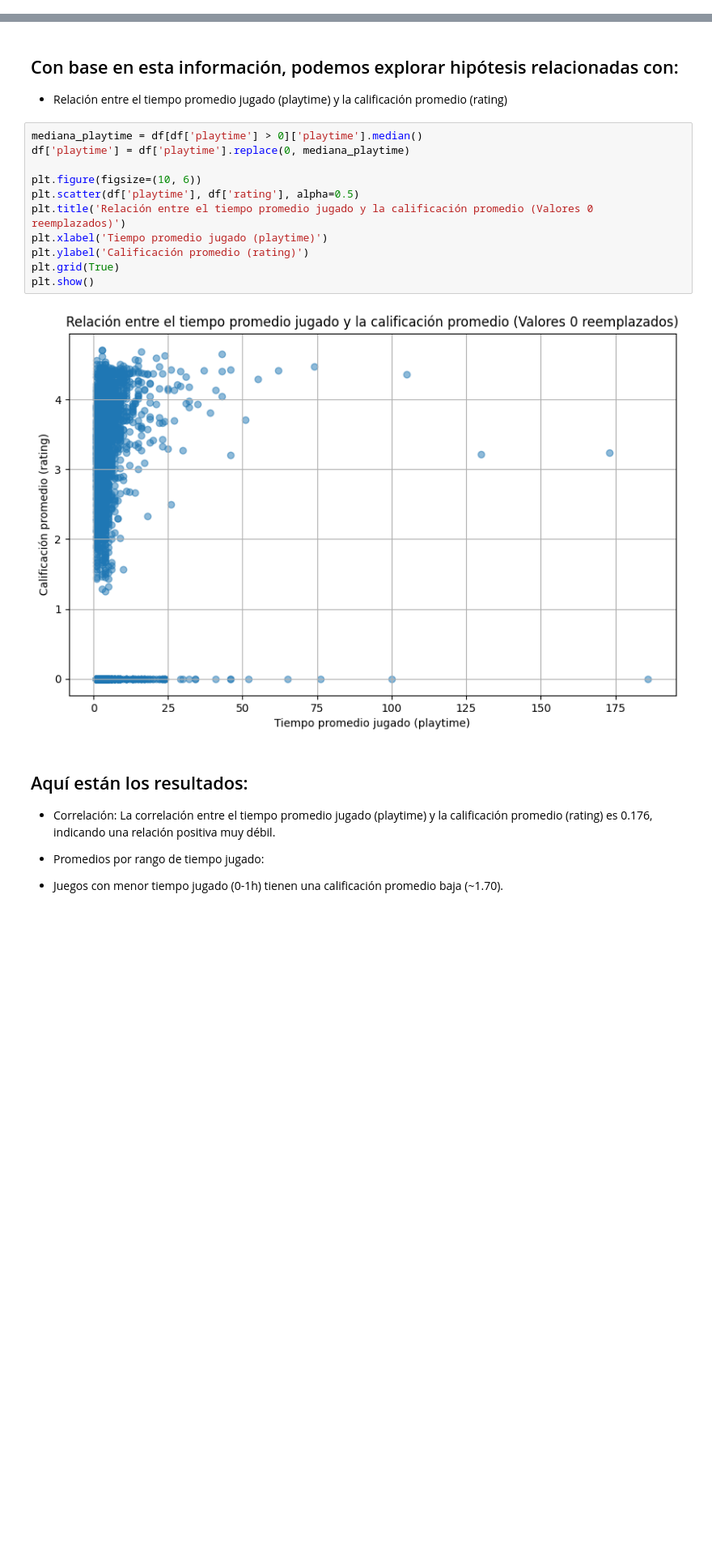
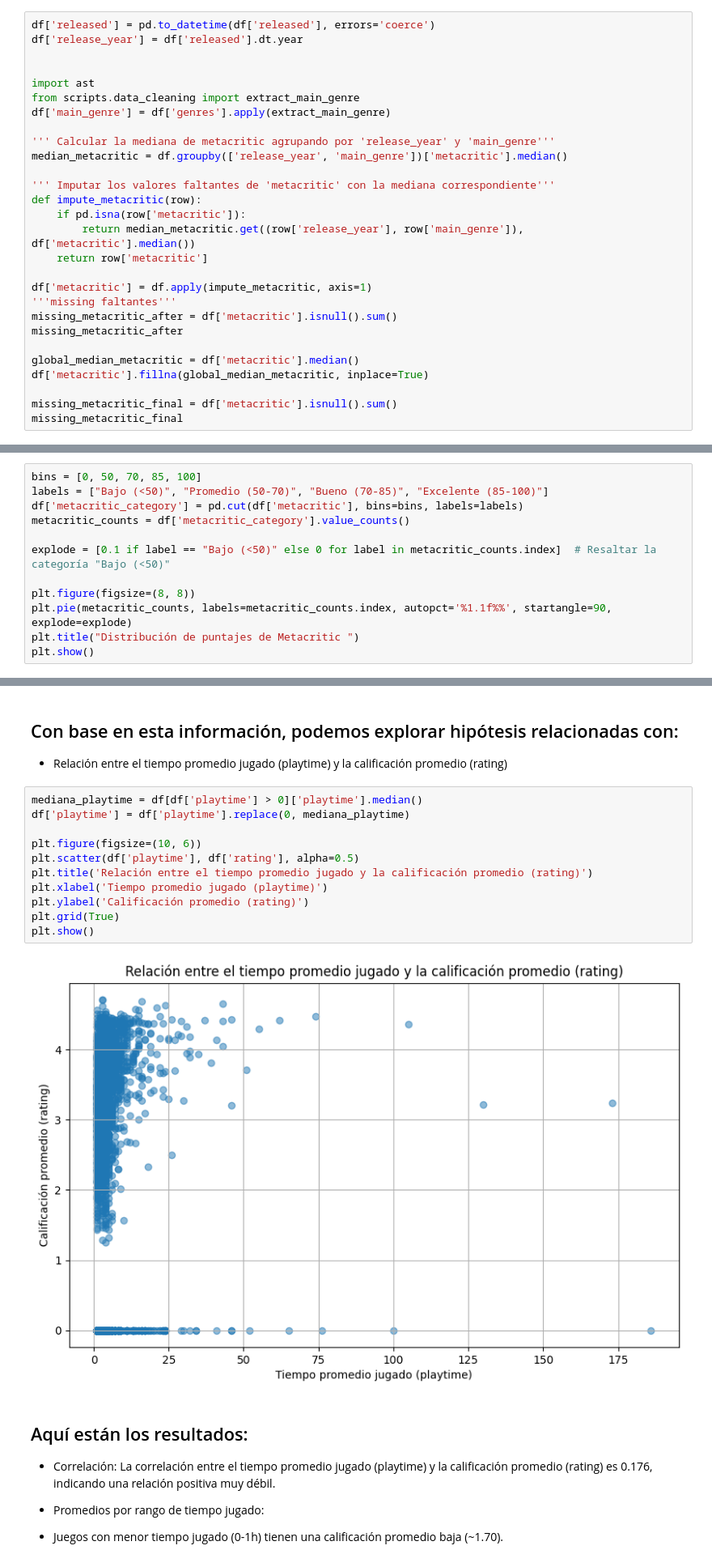
Before and after one commit to andreszaragoza/Eda-Andres, a Jupyter notebook: Analisis_Andres/notebooks/Analisis_Datos.ipynb, the cells around one changed output, grey strips where cells are left out. Shown at 81% size. Drawn from its saved outputs; the diff is of its cells as text; blank space fills up the shorter version.

```diff
--- a/Analisis_Andres/notebooks/Analisis_Datos.ipynb
+++ b/Analisis_Andres/notebooks/Analisis_Datos.ipynb
@@ -859,0 +863,28 @@ Esto indica una amplia diversidad de datos en estas columnas.
+# %%
+df['released'] = pd.to_datetime(df['released'], errors='coerce')
+df['release_year'] = df['released'].dt.year
+
+
+import ast
+from scripts.data_cleaning import extract_main_genre
+df['main_genre'] = df['genres'].apply(extract_main_genre)
+
+''' Calcular la mediana de metacritic agrupando por 'release_year' y 'main_genre'''
+median_metacritic = df.groupby(['release_year', 'main_genre'])['metacritic'].median()
+
+''' Imputar los valores faltantes de 'metacritic' con la mediana correspondiente'''
+def impute_metacritic(row):
+    if pd.isna(row['metacritic']):
+        return median_metacritic.get((row['release_year'], row['main_genre']), df['metacritic'].median())
+    return row['metacritic']
+
+df['metacritic'] = df.apply(impute_metacritic, axis=1)
+'''missing faltantes'''
+missing_metacritic_after = df['metacritic'].isnull().sum()
+missing_metacritic_after
+
+global_median_metacritic = df['metacritic'].median()
+df['metacritic'].fillna(global_median_metacritic, inplace=True)
+
+missing_metacritic_final = df['metacritic'].isnull().sum()
+missing_metacritic_final
@@ -859,0 +904,12 @@ Esto indica una amplia diversidad de datos en estas columnas.
+# %%
+bins = [0, 50, 70, 85, 100]
+labels = ["Bajo (<50)", "Promedio (50-70)", "Bueno (70-85)", "Excelente (85-100)"]
+df['metacritic_category'] = pd.cut(df['metacritic'], bins=bins, labels=labels)
+metacritic_counts = df['metacritic_category'].value_counts()
+
+explode = [0.1 if label == "Bajo (<50)" else 0 for label in metacritic_counts.index]  # Resaltar la categoría "Bajo (<50)"
+
+plt.figure(figsize=(8, 8))
+plt.pie(metacritic_counts, labels=metacritic_counts.index, autopct='%1.1f%%', startangle=90, explode=explode)
+plt.title("Distribución de puntajes de Metacritic ")
+plt.show()
@@ -865,16 +932,16 @@ Esto indica una amplia diversidad de datos en estas columnas.
 # %%
 mediana_playtime = df[df['playtime'] > 0]['playtime'].median()
 df['playtime'] = df['playtime'].replace(0, mediana_playtime)
 
 plt.figure(figsize=(10, 6))
 plt.scatter(df['playtime'], df['rating'], alpha=0.5)
-plt.title('Relación entre el tiempo promedio jugado y la calificación promedio (Valores 0 reemplazados)')
+plt.title('Relación entre el tiempo promedio jugado y la calificación promedio (rating)')
 plt.xlabel('Tiempo promedio jugado (playtime)')
 plt.ylabel('Calificación promedio (rating)')
 plt.grid(True)
 plt.show()
 # %% [output]
-[figure, old version]
+[figure, new version]
 # %% [markdown]
 ## Aquí están los resultados:
 
```
Also changed, not shown: parts of 17 cells of this notebook, 35 other files.
